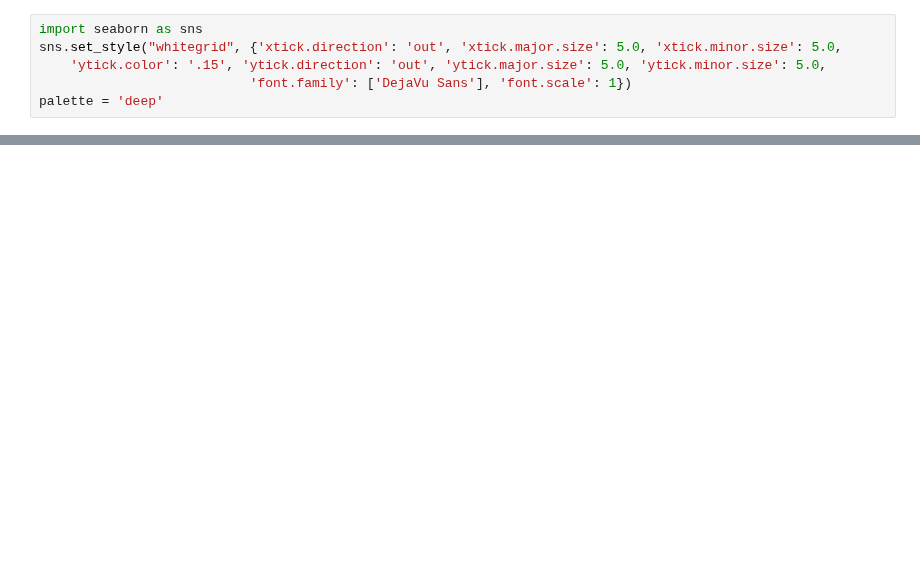
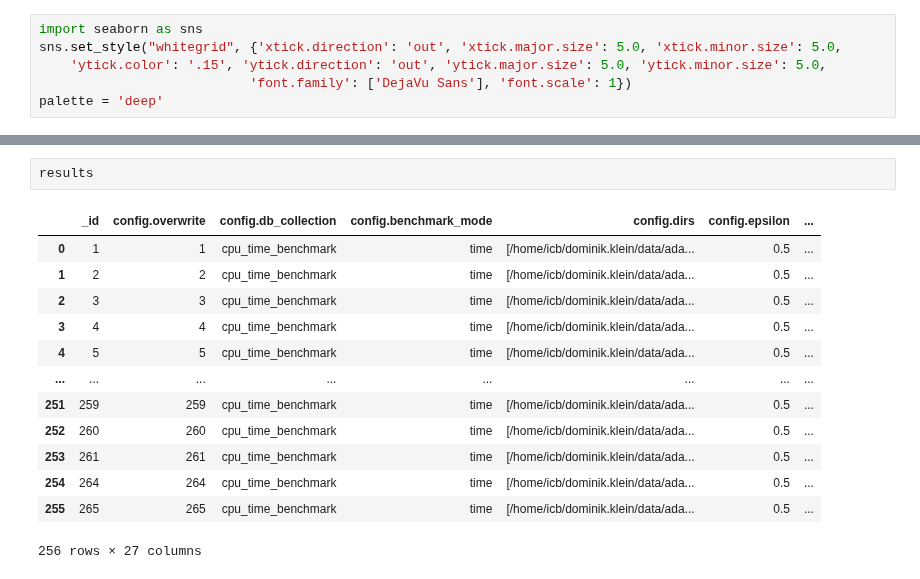
Before and after one commit to theislab/moscot_benchmarks, a Jupyter notebook: experiments/time/simulated_data/notebooks/MIA_figures/tedsim_cpu_time_benchmark.ipynb, the cells around one changed output, grey strips where cells are left out. Drawn from its saved outputs; the diff is of its cells as text; blank space fills up the shorter version.

```diff
--- a/experiments/time/simulated_data/notebooks/MIA_figures/tedsim_cpu_time_benchmark.ipynb
+++ b/experiments/time/simulated_data/notebooks/MIA_figures/tedsim_cpu_time_benchmark.ipynb
@@ -89,0 +131,16 @@ results[results["config.model"]=="WOT"]["result"].max()/60
+# %%
+results
+# %% [output]
+|  | _id | config.overwrite | config.db_collection | config.benchmark_mode | config.dirs | config.epsilon | ... |
+| 0 | 1 | 1 | cpu_time_benchmark | time | [/home/icb/dominik.klein/data/ada... | 0.5 | ... |
+| 1 | 2 | 2 | cpu_time_benchmark | time | [/home/icb/dominik.klein/data/ada... | 0.5 | ... |
+| 2 | 3 | 3 | cpu_time_benchmark | time | [/home/icb/dominik.klein/data/ada... | 0.5 | ... |
+| 3 | 4 | 4 | cpu_time_benchmark | time | [/home/icb/dominik.klein/data/ada... | 0.5 | ... |
+| 4 | 5 | 5 | cpu_time_benchmark | time | [/home/icb/dominik.klein/data/ada... | 0.5 | ... |
+| ... | ... | ... | ... | ... | ... | ... | ... |
+| 251 | 259 | 259 | cpu_time_benchmark | time | [/home/icb/dominik.klein/data/ada... | 0.5 | ... |
+| 252 | 260 | 260 | cpu_time_benchmark | time | [/home/icb/dominik.klein/data/ada... | 0.5 | ... |
+| 253 | 261 | 261 | cpu_time_benchmark | time | [/home/icb/dominik.klein/data/ada... | 0.5 | ... |
+| 254 | 264 | 264 | cpu_time_benchmark | time | [/home/icb/dominik.klein/data/ada... | 0.5 | ... |
+| 255 | 265 | 265 | cpu_time_benchmark | time | [/home/icb/dominik.klein/data/ada... | 0.5 | ... |
+256 rows × 27 columns
```
Also changed, not shown: parts of 15 cells of this notebook, 3 other files.
